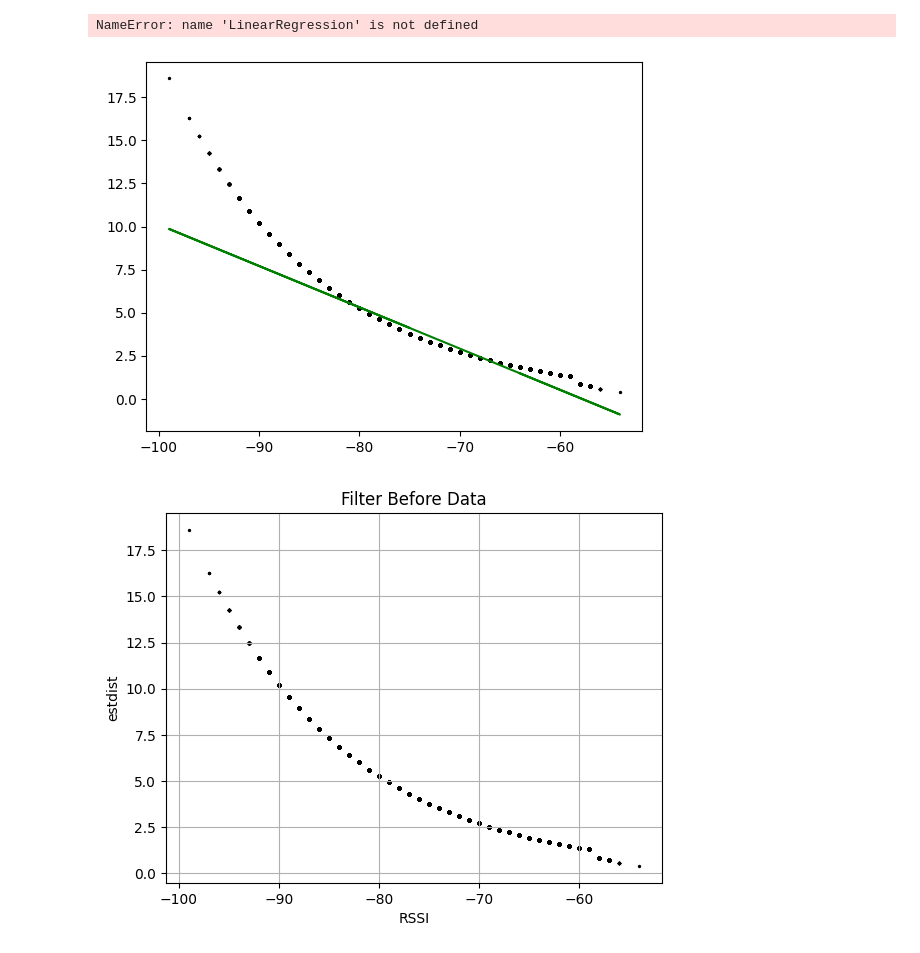
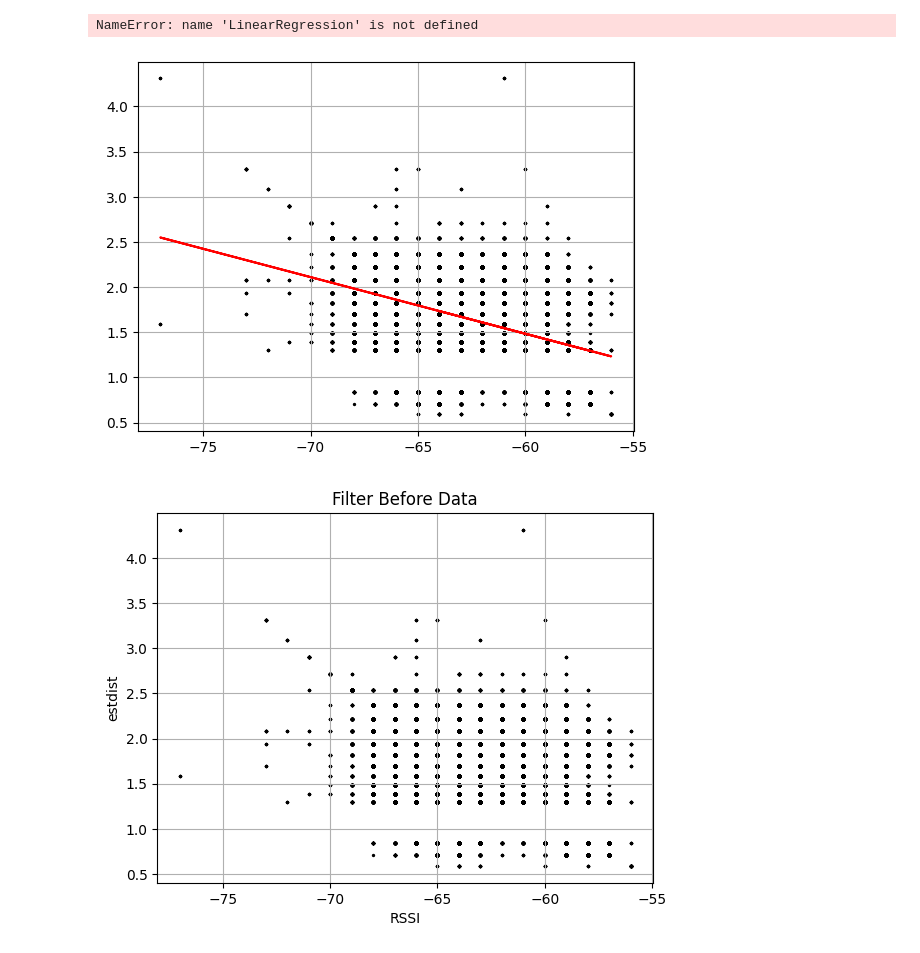
Before and after one commit to sanchaehwa/RSSI_Speed_Estimation, a Jupyter notebook: data_preprocessing.ipynb, the cells around one changed output. Saved outputs shown, nothing was run; the diff lists cells and outputs as text; code cells hidden in the pictures.

```diff
--- a/data_preprocessing.ipynb
+++ b/data_preprocessing.ipynb
@@ -253,30 +253,30 @@ rssi = pd.DataFrame(dataframes[0]['rssi'][0:63437])
 estdist = pd.DataFrame(dataframes[0]['est_dist'][0:63437])
 txpower = pd.DataFrame(dataframes[0]['txpower'][0:63437])
 
-rssi1 = pd.DataFrame(dataframes[1]['rssi'][0:63437])
-estdist1 = pd.DataFrame(dataframes[1]['est_dist'][0:63437])
-txpower1 = pd.DataFrame(dataframes[1]['txpower'][0:63437])
+rssi1 = pd.DataFrame(dataframes[0]['rssi'][0:63437])
+estdist1 = pd.DataFrame(dataframes[0]['est_dist'][0:63437])
+txpower1 = pd.DataFrame(dataframes[0]['txpower'][0:63437])
 #print(estdist1)
 #print(txpower1)
-rssi2 = pd.DataFrame(dataframes[2]['rssi'][0:55919])
-estdist2 = pd.DataFrame(dataframes[2]['est_dist'][0:55929])
-txpower2 = pd.DataFrame(dataframes[1]['txpower'][0:63437])
+rssi2 = pd.DataFrame(dataframes[0]['rssi'][0:55919])
+estdist2 = pd.DataFrame(dataframes[0]['est_dist'][0:55929])
+txpower2 = pd.DataFrame(dataframes[0]['txpower'][0:63437])
 
-rssi3 = pd.DataFrame(dataframes[3]['rssi'][0:64332])
-estdist3 = pd.DataFrame(dataframes[3]['est_dist'][0:64332])
-txpower3 = pd.DataFrame(dataframes[1]['txpower'][0:63437])
+rssi3 = pd.DataFrame(dataframes[0]['rssi'][0:64332])
+estdist3 = pd.DataFrame(dataframes[0]['est_dist'][0:64332])
+txpower3 = pd.DataFrame(dataframes[0]['txpower'][0:63437])
 
-rssi4 = pd.DataFrame(dataframes[4]['rssi'][0:54417])
-estdist4 = pd.DataFrame(dataframes[4]['est_dist'][0:54417])
-txpower4 = pd.DataFrame(dataframes[1]['txpower'][0:63437])
+rssi4 = pd.DataFrame(dataframes[0]['rssi'][0:54417])
+estdist4 = pd.DataFrame(dataframes[0]['est_dist'][0:54417])
+txpower4 = pd.DataFrame(dataframes[0]['txpower'][0:63437])
 
-rssi5 = pd.DataFrame(dataframes[5]['rssi'][0:58881])
-estdist5 = pd.DataFrame(dataframes[5]['est_dist'][0:58881])
-txpower5 = pd.DataFrame(dataframes[1]['txpower'][0:63437])
+rssi5 = pd.DataFrame(dataframes[0]['rssi'][0:58881])
+estdist5 = pd.DataFrame(dataframes[0]['est_dist'][0:58881])
+txpower5 = pd.DataFrame(dataframes[0]['txpower'][0:63437])
 
-rssi6 = pd.DataFrame(dataframes[6]['rssi'][0:53732])
-estdist6 = pd.DataFrame(dataframes[6]['est_dist'][0:53732])
-txpower6 = pd.DataFrame(dataframes[1]['txpower'][0:63437])
+rssi6 = pd.DataFrame(dataframes[0]['rssi'][0:53732])
+estdist6 = pd.DataFrame(dataframes[0]['est_dist'][0:53732])
+txpower6 = pd.DataFrame(dataframes[0]['txpower'][0:63437])
 
 #데이터 프레임 합치기
 # rssi 데이터 합치기
@@ -432,14 +432,15 @@ NameError: name 'LinearRegression' is not defined
 # %%
 import numpy as np
 model = LinearRegression()
 model.fit(t_rssi.values.reshape(-1, 1), t_estdist)
 data  = t_rssi.values.reshape(-1,1)
 pred = model.predict(data)
-plt.scatter(t_rssi, t_estdist.values.reshape(-1, 1), color='k', s=2)
-plt.plot(t_rssi, pred, color='green')
+plt.scatter(t_rssi, t_estdist.values.reshape(-1, 1), color='k',s=2)
+plt.plot(t_rssi, pred, color='red')
+plt.grid()
 plt.show()
 # %% [output]
-[figure, old version]
+[figure, new version]
 # %%
 plt.scatter(t_rssi, t_estdist.values.reshape(-1,1), color='k', s=2)
 #plt.plot(X_test.values, y_pred, 'r-')
@@ -449,7 +450,7 @@ plt.ylabel('estdist')
 plt.grid(True)
 plt.show()
 # %% [output]
-[figure, old version]
+[figure, new version]
 # %%
 
 import pandas as pd
```
Also changed, not shown: parts of 9 cells of this notebook, 6 other files.
